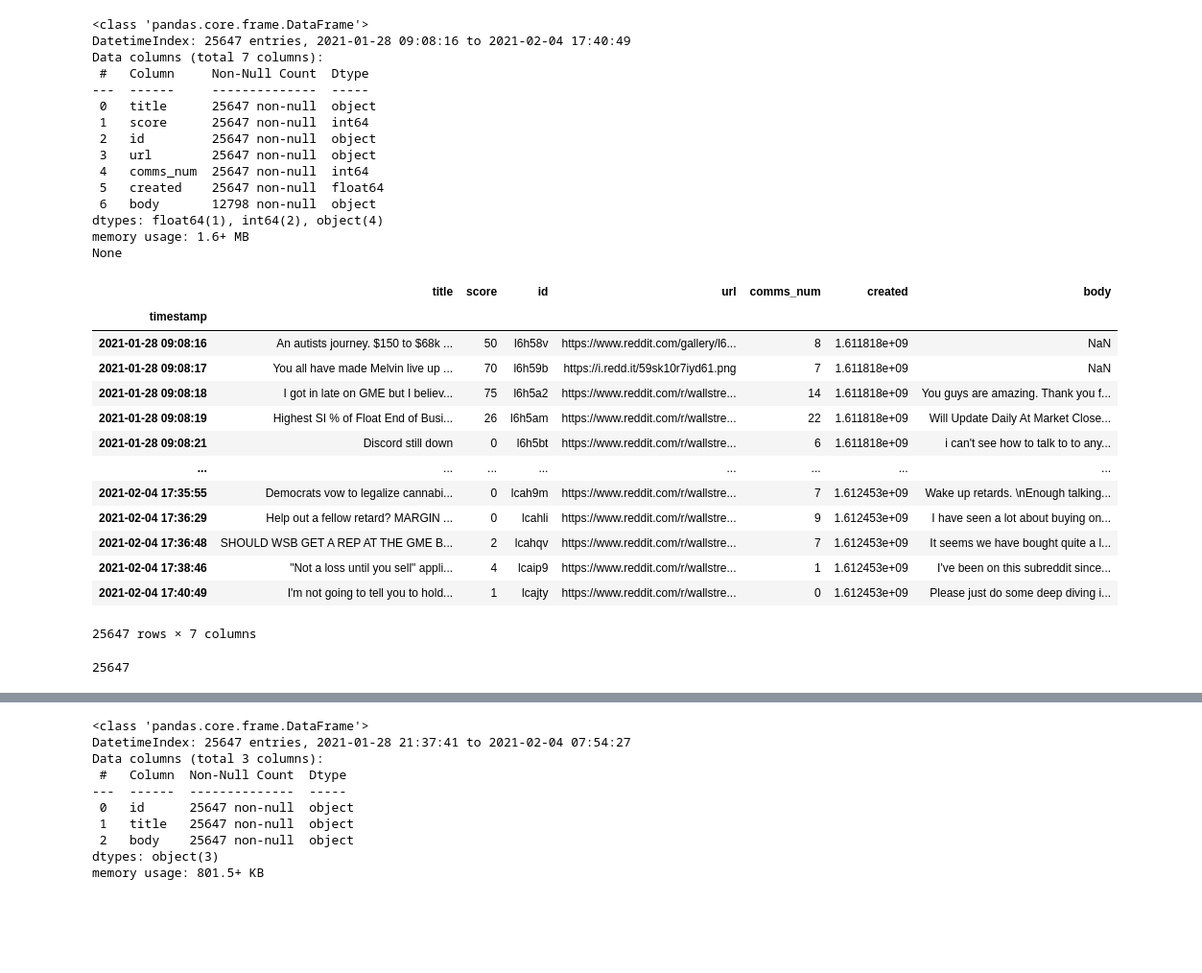
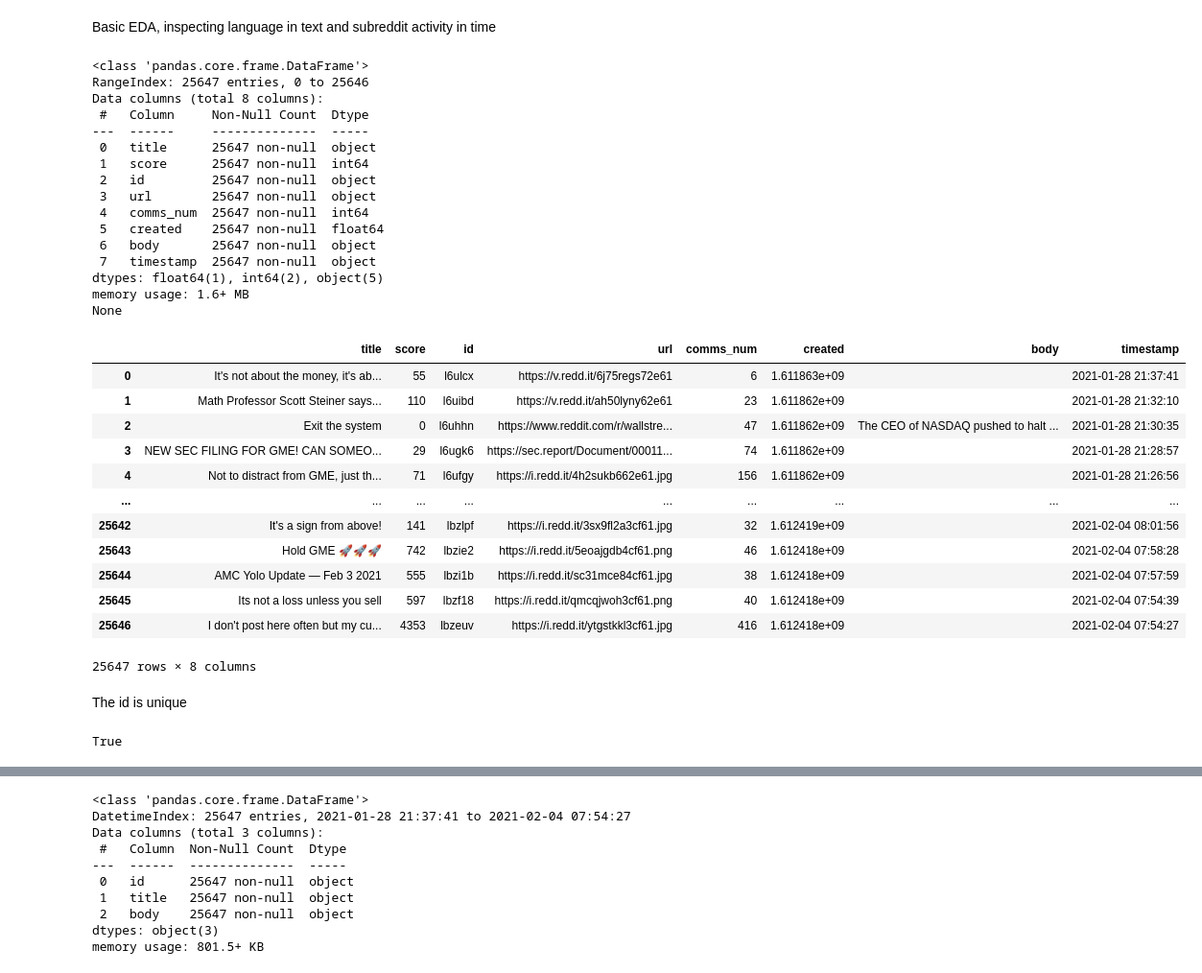
Before and after one commit to codygunton/WSB-posts, a Jupyter notebook: notebooks/eda.ipynb, the cells around one changed output, grey strips where cells are left out. Shown at 96% size. Drawn from its saved outputs; the diff is of its cells as text; code cells hidden in the pictures; blank space fills up the shorter version.

```diff
--- a/notebooks/eda.ipynb
+++ b/notebooks/eda.ipynb
@@ -1,3 +1,5 @@
+# %% [markdown]
+Basic EDA, inspecting language in text and subreddit activity in time
 # %%
 %config Completer.use_jedi = False
 # https://stackoverflow.com/questions/40536560/ipython-and-jupyter-autocomplete-not-working
@@ -8,40 +9,41 @@ import pandas as pd
 data_path = "../data/reddit_wsb.csv"
 # %%
-df = pd.read_csv(data_path, index_col="timestamp", parse_dates=True)
+df = pd.read_csv(data_path, keep_default_na=False)
 df = df.sort_index()
 print(df.info()); df
 # %% [output]
 <class 'pandas.core.frame.DataFrame'>
-DatetimeIndex: 25647 entries, 2021-01-28 09:08:16 to 2021-02-04 17:40:49
-Data columns (total 7 columns):
+RangeIndex: 25647 entries, 0 to 25646
+Data columns (total 8 columns):
  #   Column     Non-Null Count  Dtype
 ---  ------     --------------  -----
  0   title      25647 non-null  object
  1   score      25647 non-null  int64
  2   id         25647 non-null  object
  3   url        25647 non-null  object
  4   comms_num  25647 non-null  int64
  5   created    25647 non-null  float64
- 6   body       12798 non-null  object
-dtypes: float64(1), int64(2), object(4)
+ 6   body       25647 non-null  object
+ 7   timestamp  25647 non-null  object
+dtypes: float64(1), int64(2), object(5)
 memory usage: 1.6+ MB
 None
-|  | title | score | id | url | comms_num | created | body |
-| timestamp |  |  |  |  |  |  |  |
-| 2021-01-28 09:08:16 | An autists journey. $150 to $68k ... | 50 | l6h58v | https://www.reddit.com/gallery/l6... | 8 | 1.611818e+09 | NaN |
-| 2021-01-28 09:08:17 | You all have made Melvin live up ... | 70 | l6h59b | https://i.redd.it/59sk10r7iyd61.png | 7 | 1.611818e+09 | NaN |
-| 2021-01-28 09:08:18 | I got in late on GME but I believ... | 75 | l6h5a2 | https://www.reddit.com/r/wallstre... | 14 | 1.611818e+09 | You guys are amazing. Thank you f... |
-| 2021-01-28 09:08:19 | Highest SI % of Float End of Busi... | 26 | l6h5am | https://www.reddit.com/r/wallstre... | 22 | 1.611818e+09 | Will Update Daily At Market Close... |
-| 2021-01-28 09:08:21 | Discord still down | 0 | l6h5bt | https://www.reddit.com/r/wallstre... | 6 | 1.611818e+09 | i can't see how to talk to to any... |
-| ... | ... | ... | ... | ... | ... | ... | ... |
-| 2021-02-04 17:35:55 | Democrats vow to legalize cannabi... | 0 | lcah9m | https://www.reddit.com/r/wallstre... | 7 | 1.612453e+09 | Wake up retards. \nEnough talking... |
-| 2021-02-04 17:36:29 | Help out a fellow retard? MARGIN ... | 0 | lcahli | https://www.reddit.com/r/wallstre... | 9 | 1.612453e+09 | I have seen a lot about buying on... |
-| 2021-02-04 17:36:48 | SHOULD WSB GET A REP AT THE GME B... | 2 | lcahqv | https://www.reddit.com/r/wallstre... | 7 | 1.612453e+09 | It seems we have bought quite a l... |
-| 2021-02-04 17:38:46 | "Not a loss until you sell" appli... | 4 | lcaip9 | https://www.reddit.com/r/wallstre... | 1 | 1.612453e+09 | I've been on this subreddit since... |
-| 2021-02-04 17:40:49 | I'm not going to tell you to hold... | 1 | lcajty | https://www.reddit.com/r/wallstre... | 0 | 1.612453e+09 | Please just do some deep diving i... |
+|  | title | score | id | url | comms_num | created | body | timestamp |
+| 0 | It's not about the money, it's ab... | 55 | l6ulcx | https://v.redd.it/6j75regs72e61 | 6 | 1.611863e+09 |  | 2021-01-28 21:37:41 |
+| 1 | Math Professor Scott Steiner says... | 110 | l6uibd | https://v.redd.it/ah50lyny62e61 | 23 | 1.611862e+09 |  | 2021-01-28 21:32:10 |
+| 2 | Exit the system | 0 | l6uhhn | https://www.reddit.com/r/wallstre... | 47 | 1.611862e+09 | The CEO of NASDAQ pushed to halt ... | 2021-01-28 21:30:35 |
+| 3 | NEW SEC FILING FOR GME! CAN SOMEO... | 29 | l6ugk6 | https://sec.report/Document/00011... | 74 | 1.611862e+09 |  | 2021-01-28 21:28:57 |
+| 4 | Not to distract from GME, just th... | 71 | l6ufgy | https://i.redd.it/4h2sukb662e61.jpg | 156 | 1.611862e+09 |  | 2021-01-28 21:26:56 |
+| ... | ... | ... | ... | ... | ... | ... | ... | ... |
+| 25642 | It's a sign from above! | 141 | lbzlpf | https://i.redd.it/3sx9fl2a3cf61.jpg | 32 | 1.612419e+09 |  | 2021-02-04 08:01:56 |
+| 25643 | Hold GME 🚀🚀🚀 | 742 | lbzie2 | https://i.redd.it/5eoajgdb4cf61.png | 46 | 1.612418e+09 |  | 2021-02-04 07:58:28 |
+| 25644 | AMC Yolo Update — Feb 3 2021 | 555 | lbzi1b | https://i.redd.it/sc31mce84cf61.jpg | 38 | 1.612418e+09 |  | 2021-02-04 07:57:59 |
+| 25645 | Its not a loss unless you sell | 597 | lbzf18 | https://i.redd.it/qmcqjwoh3cf61.png | 40 | 1.612418e+09 |  | 2021-02-04 07:54:39 |
+| 25646 | I don't post here often but my cu... | 4353 | lbzeuv | https://i.redd.it/ytgstkkl3cf61.jpg | 416 | 1.612418e+09 |  | 2021-02-04 07:54:27 |
-25647 rows × 7 columns
+25647 rows × 8 columns
-# %%
-# The id is unique
-df.id.nunique()
-# %% [output]
-25647
+# %% [markdown]
+The id is unique
+# %%
+df.id.nunique() == df.shape[0]
+# %% [output]
+True
```
Also changed, not shown: parts of 10 cells of this notebook, 2 other files.
